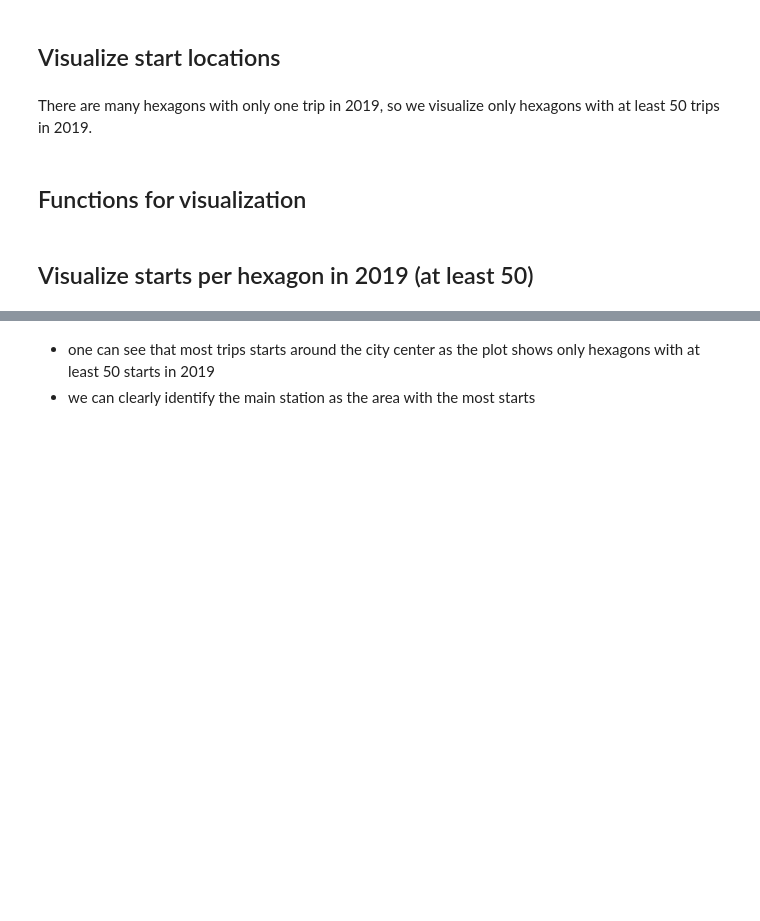
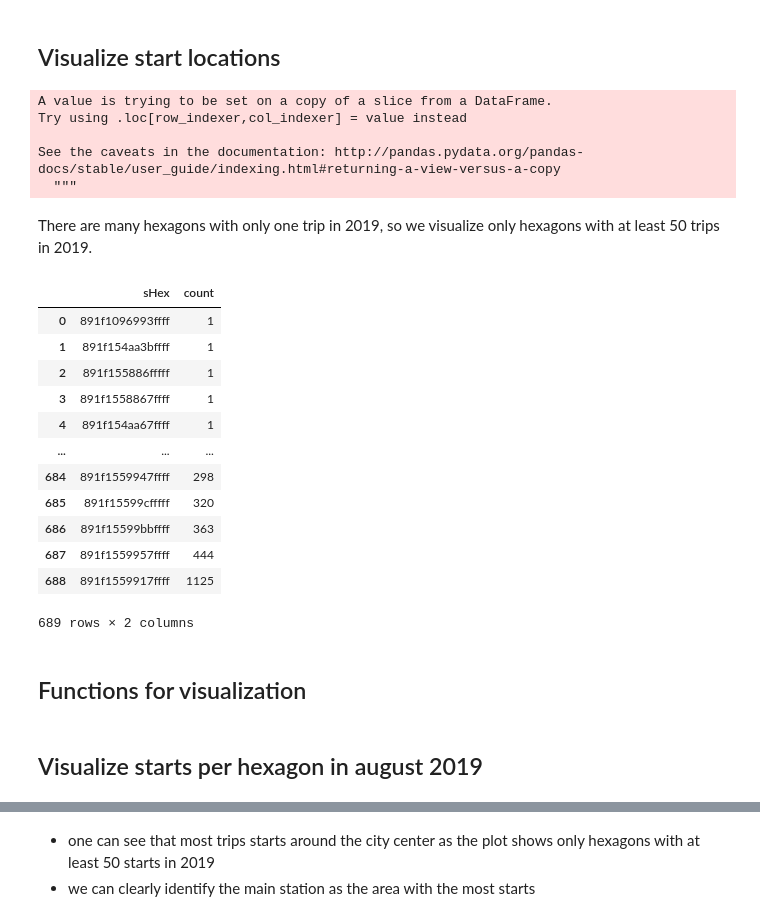
Before and after one commit to janiksudo/PDS_Project, a Jupyter notebook: notebooks/tim-visualize-started-trips-per-PLZ.ipynb, the cells around one changed output, grey strips where cells are left out. Cells and saved outputs as stored; diff of their text form; code cells hidden in the pictures; blank space fills up the shorter version.

Commit message:
#3 Changed hexmap visualization from 2019 to august 2019.

```diff
--- a/notebooks/tim-visualize-started-trips-per-PLZ.ipynb
+++ b/notebooks/tim-visualize-started-trips-per-PLZ.ipynb
@@ -212,10 +229,22 @@ trips.head(2)
 # %% [markdown]
 ## Visualize start locations
 # %%
-trips['count'] = 1 # Add count column to count number of trips per hexagon
+trips['start_time'] = pd.to_datetime(trips['start_time'])
 
-starts = trips.groupby(['sHex']).agg({'count':'sum'}) # Aggregate all starts related to the corresponding hexagon
+trips_august = trips[trips.set_index('start_time').index.month == 8]
 
-starts.reset_index(inplace=True)
+trips_august['count'] = 1 # Add count column to count number of trips per hexagon
+
+starts_august = trips_august.groupby(['sHex']).agg({'count':'sum'}) # Aggregate all starts related to the corresponding hexagon
+
+starts_august.sort_values(by='count', inplace=True)
+
+starts_august.reset_index(inplace=True)
+# %% [output]
+A value is trying to be set on a copy of a slice from a DataFrame.
+Try using .loc[row_indexer,col_indexer] = value instead
+
+See the caveats in the documentation: http://pandas.pydata.org/pandas-docs/stable/user_guide/indexing.html#returning-a-view-versus-a-copy
+  """
 # %% [markdown]
 There are many hexagons with only one trip in 2019, so we visualize only hexagons with at least 50 trips in 2019.
@@ -224,3 +251,19 @@ starts.sort_values(by='count')
+# %%
+starts_august
+# %% [output]
+|  | sHex | count |
+| 0 | 891f1096993ffff | 1 |
+| 1 | 891f154aa3bffff | 1 |
+| 2 | 891f155886fffff | 1 |
+| 3 | 891f1558867ffff | 1 |
+| 4 | 891f154aa67ffff | 1 |
+| ... | ... | ... |
+| 684 | 891f1559947ffff | 298 |
+| 685 | 891f15599cfffff | 320 |
+| 686 | 891f15599bbffff | 363 |
+| 687 | 891f1559957ffff | 444 |
+| 688 | 891f1559917ffff | 1125 |
+689 rows × 2 columns
 # %% [markdown]
 ## Functions for visualization
 # %%
@@ -263,7 +306,7 @@ def add_hex_to_map(hex_address, m, color, fillColor, weight, colormap):
 
             add_poly_to_map(hex_poly, m, color, fillColor, weight, colormap)
 # %% [markdown]
-## Visualize starts per hexagon in 2019 (at least 50)
+## Visualize starts per hexagon in august 2019
 # %%
 # Create map
 m = folium.Map(location=[53.0792962,8.8016937], zoom_start=12)
```
Also changed, not shown: parts of 16 cells of this notebook, 2 other files.
